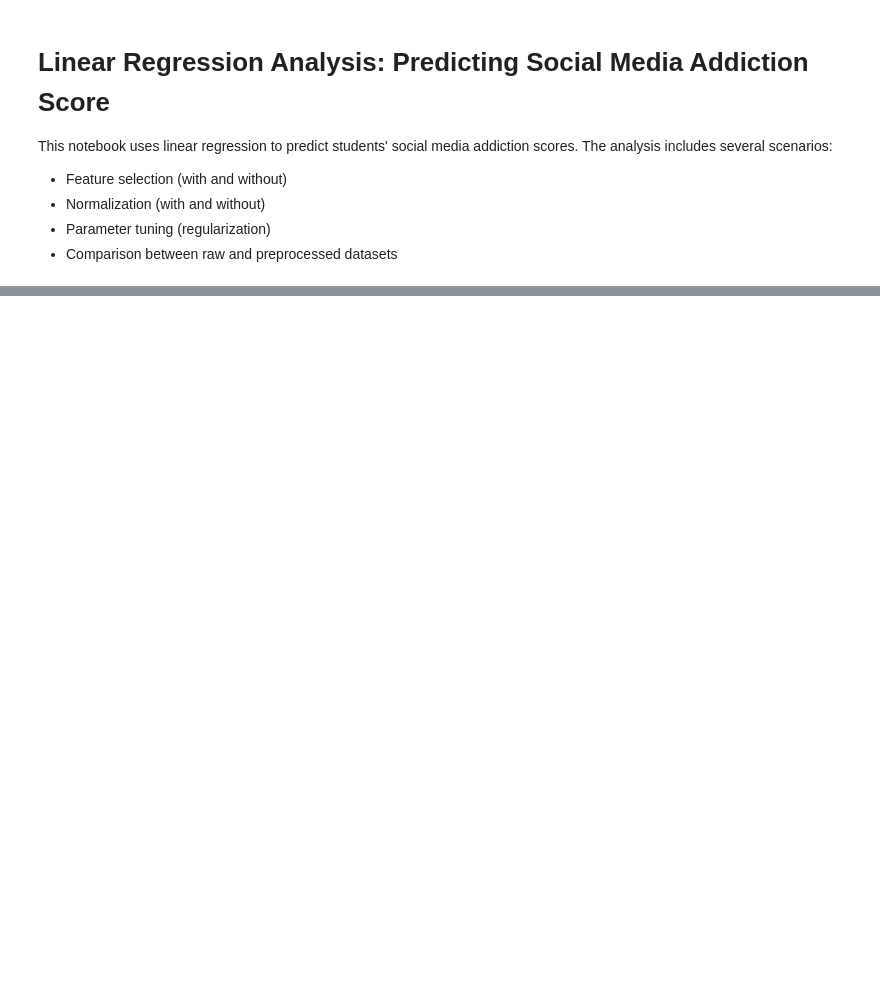
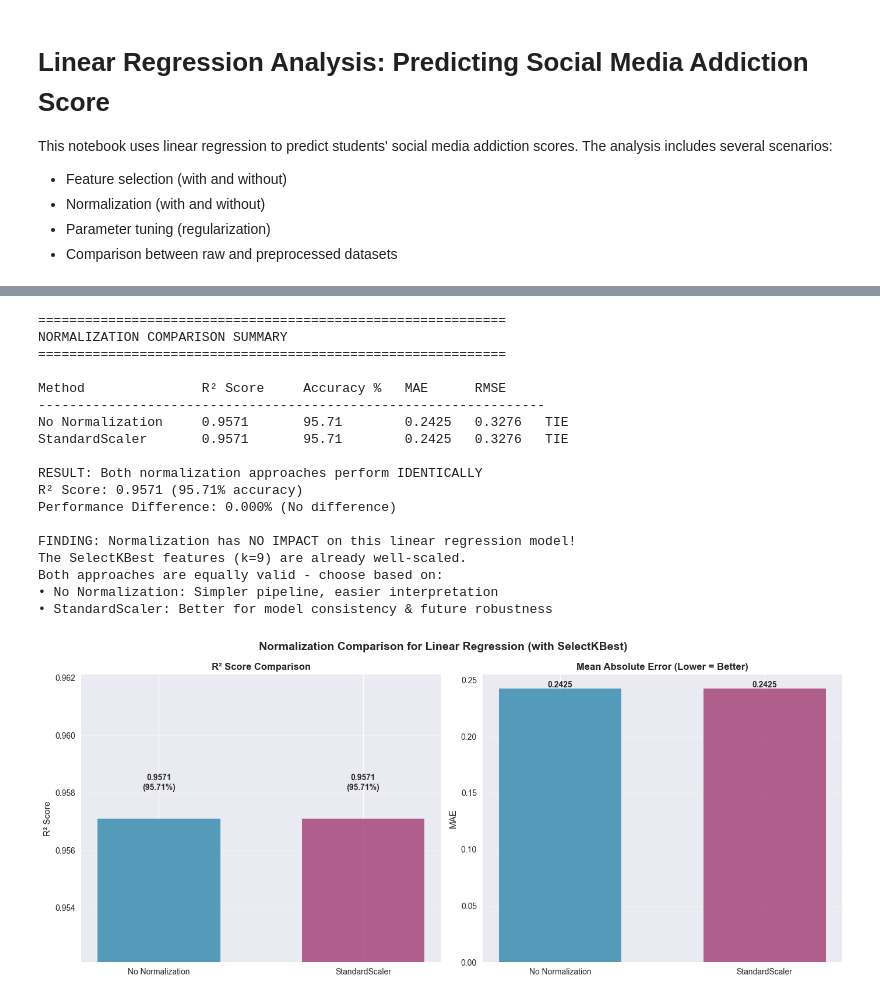
Before and after one commit to tsaqifimtinan/finalproject-kel-8-pm-d, a Jupyter notebook: linear-regression/linear_regression_analysis.ipynb, the cells around one changed output, grey strips where cells are left out. Saved outputs shown, nothing was run; the diff lists cells and outputs as text; code cells hidden in the pictures; blank space fills up the shorter version.

```diff
--- a/linear-regression/linear_regression_analysis.ipynb
+++ b/linear-regression/linear_regression_analysis.ipynb
@@ -489,0 +445,18 @@ plt.show()
+# %%
+# Normalization Comparison Setup
+print("="*60)
+print("NORMALIZATION COMPARISON (using SelectKBest)")
+print("="*60)
+
+normalization_results = {}
+
+# Use optimal SelectKBest features from previous analysis
+print(f"Using SelectKBest with k={best_k} features (optimal from previous analysis)")
+
+# Apply SelectKBest with optimal k
+selector_norm = SelectKBest(score_func=f_regression, k=best_k)
+X_train_selected = selector_norm.fit_transform(X_train, y_train)
+X_test_selected = selector_norm.transform(X_test)
+
+selected_feature_names = X.columns[selector_norm.get_support()]
+print(f"Selected features: {list(selected_feature_names)}")
@@ -489,0 +515,62 @@ plt.show()
+# %%
+# Normalization Results Analysis
+print("\n" + "="*60)
+print("NORMALIZATION COMPARISON SUMMARY")
+print("="*60)
+
+# Results table
+print(f"\n{'Method':<20} {'R² Score':<12} {'Accuracy %':<12} {'MAE':<8} {'RMSE':<8}")
+print("-" * 65)
+
+r2_values = [normalization_results[k]['R2'] for k in normalization_results.keys()]
+max_r2, min_r2 = max(r2_values), min(r2_values)
+is_tie = abs(max_r2 - min_r2) < 1e-10
+
+for method, metrics in normalization_results.items():
+    r2, mae, rmse = metrics['R2'], metrics['MAE'], metrics['RMSE']
+    status = "TIE" if is_tie else ("WINNER" if r2 == max_r2 else "")
+    print(f"{method:<20} {r2:<12.4f} {r2*100:<12.2f} {mae:<8.4f} {rmse:<8.4f} {status}")
+
+# Analysis
+if is_tie:
+    print(f"\nRESULT: Both normalization approaches perform IDENTICALLY")
+    print(f"R² Score: {max_r2:.4f} ({max_r2*100:.2f}% accuracy)")
+    print(f"Performance Difference: 0.000% (No difference)")
+    print(f"\nFINDING: Normalization has NO IMPACT on this linear regression model!")
+    print(f"The SelectKBest features (k={best_k}) are already well-scaled.")
+    print(f"Both approaches are equally valid - choose based on:")
+    print(f"• No Normalization: Simpler pipeline, easier interpretation")
+    print(f"• StandardScaler: Better for model consistency & future robustness")
+    norm_winner = "No Normalization (recommended for simplicity)"
+else:
+    norm_winner = max(normalization_results.keys(), key=lambda k: normalization_results[k]['R2'])
+    improvement = ((max_r2 - min_r2) / min_r2) * 100
+    print(f"\nWINNER: {norm_winner}")
+    print(f"Best R² Score: {max_r2:.4f} ({max_r2*100:.2f}% accuracy)")
+    print(f"Performance Difference: {improvement:.3f}%")
+
+# Visualization
+create_comparison_visualization(
+    normalization_results,
+    'Normalization Comparison for Linear Regression (with SelectKBest)'
+)
+# %% [output]
+============================================================
+NORMALIZATION COMPARISON SUMMARY
+============================================================
+
+Method               R² Score     Accuracy %   MAE      RMSE
+-----------------------------------------------------------------
+No Normalization     0.9571       95.71        0.2425   0.3276   TIE
+StandardScaler       0.9571       95.71        0.2425   0.3276   TIE
+
+RESULT: Both normalization approaches perform IDENTICALLY
+R² Score: 0.9571 (95.71% accuracy)
+Performance Difference: 0.000% (No difference)
+
+FINDING: Normalization has NO IMPACT on this linear regression model!
+The SelectKBest features (k=9) are already well-scaled.
+Both approaches are equally valid - choose based on:
+• No Normalization: Simpler pipeline, easier interpretation
+• StandardScaler: Better for model consistency & future robustness
+[figure, added]
```
Also changed, not shown: parts of 45 cells of this notebook.
